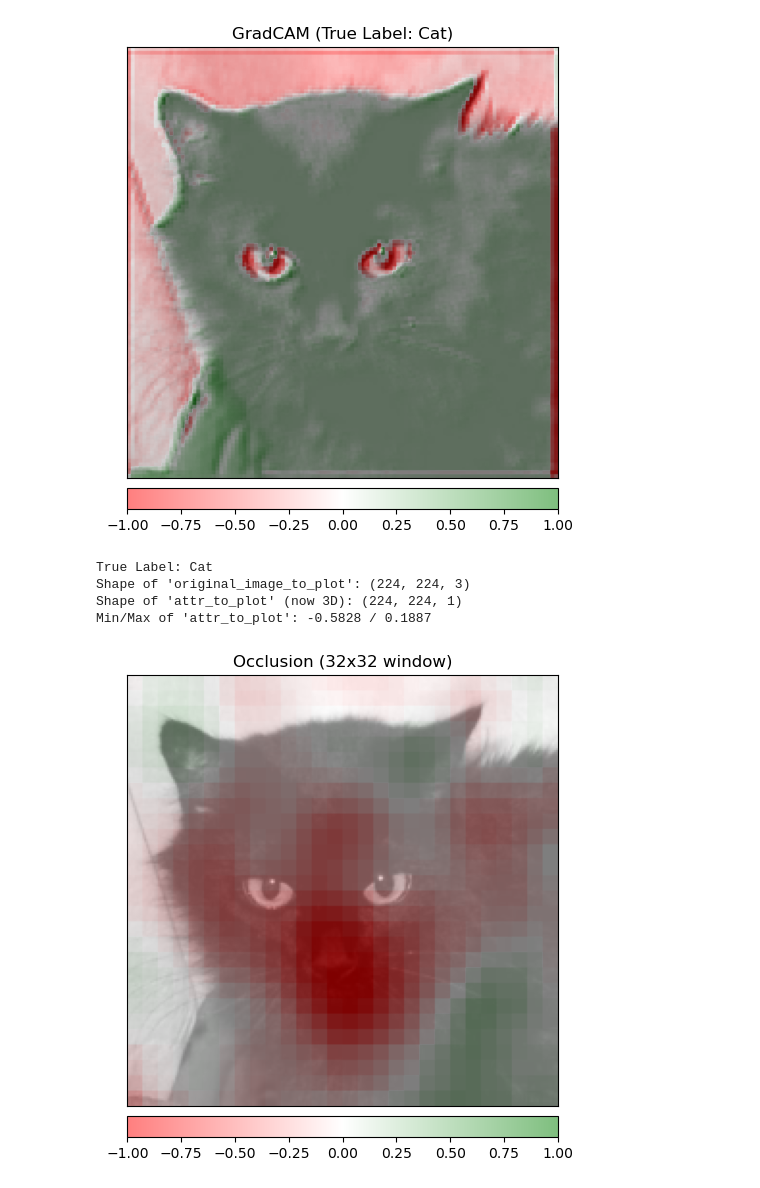
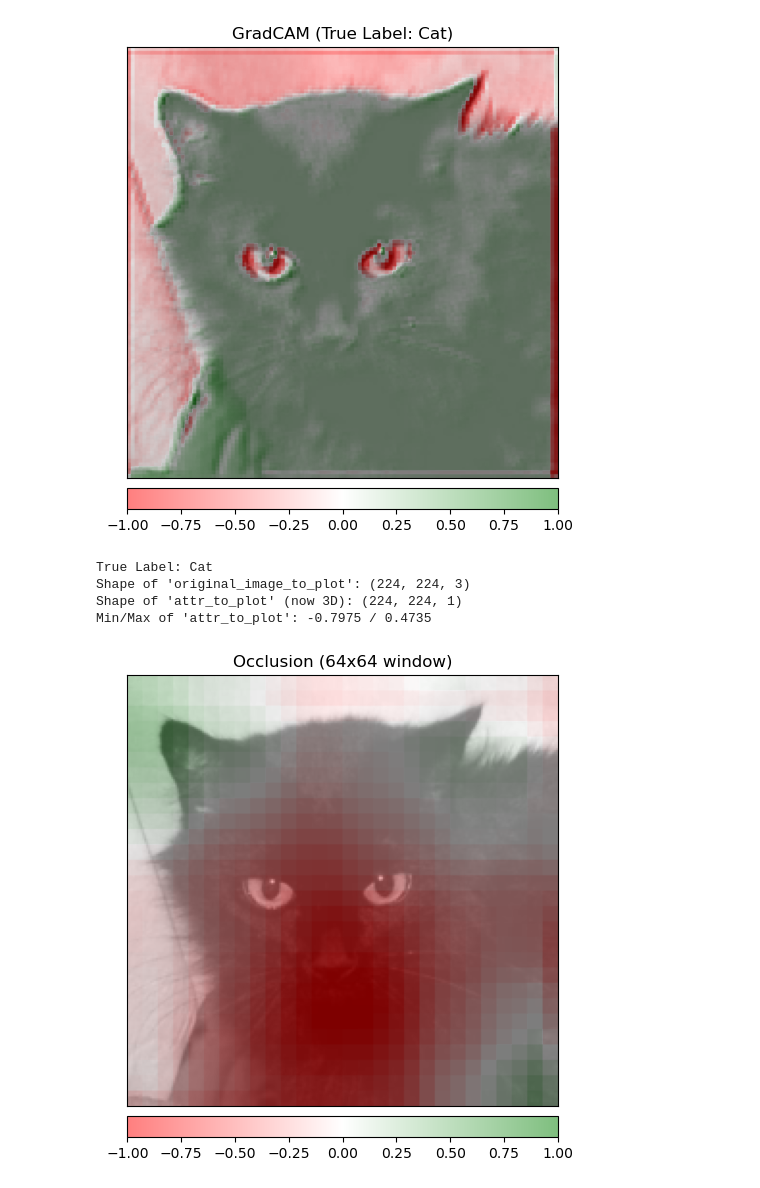
Before and after one commit to Masterslayer7/IntroToAI, a Jupyter notebook: assignments/assignment-2/02-assignment_Part-2.ipynb, the cells around one changed output. Saved outputs shown, nothing was run; the diff lists cells and outputs as text; code cells hidden in the pictures.

```diff
--- a/assignments/assignment-2/02-assignment_Part-2.ipynb
+++ b/assignments/assignment-2/02-assignment_Part-2.ipynb
@@ -147,7 +147,7 @@ device = torch.device("cuda" if torch.cuda.is_available() else "cpu")
 model = SimpleCNN().to(device)
 
 # Load saved weights
-model.load_state_dict(torch.load("best_model.pth"))
+model.load_state_dict(torch.load("best_model_72.pth"))
 
 model.eval()
 # %% [output]
@@ -247,46 +247,48 @@ original_image_to_plot = np.clip(unnormalized_image, 0, 1)
 oc = Occlusion(model)
 
 # Define your "mask" (e.g., a 32x32 pixel square)
-window_shape = (3, 32, 32)
+window_shape1 = (3, 16, 16)
+window_shape2 = (3, 32, 32)
+window_shape3 = (3, 64, 64)
 window_stride = (3, 8, 8)
 
 # Calculate the attribution (this is the small heatmap)
 # We use target=None just like in GradCAM
 attribution_occ = oc.attribute(
     img,
-    sliding_window_shapes = window_shape,
+    sliding_window_shapes = window_shape3,
     strides = window_stride,
     target = None
 )
 
 # Upsample the heatmap to match the image size (224x224)
 upsampled_occ = LayerAttribution.interpolate(attribution_occ, img.shape[2:])
 
 attr_C_H_W = upsampled_occ.squeeze().cpu().detach().numpy()
 
 # 2. Average the 3 channels into one: shape (224, 224)
 attr_mean_2d = np.mean(attr_C_H_W, axis=0)
 
 # 3. Add the fake channel for the plotter: shape (224, 224, 1)
 attr_to_plot_3d = np.expand_dims(attr_mean_2d, axis=-1)
 
 # --- 3. DEBUG ---
 print(f"Shape of 'original_image_to_plot': {original_image_to_plot.shape}")
 print(f"Shape of 'attr_to_plot' (now 3D): {attr_to_plot_3d.shape}")
 print(f"Min/Max of 'attr_to_plot': {attr_to_plot_3d.min():.4f} / {attr_to_plot_3d.max():.4f}")
 
 # --- 4. Visualize ---
 _ = viz.visualize_image_attr(
     attr = attr_to_plot_3d,
     original_image = original_image_to_plot,
     method = "blended_heat_map",
     sign = "all", # Show which parts hurt (red) or helped (green) the score
     show_colorbar = True,
-    title = f"Occlusion (32x32 window)"
+    title = f"Occlusion (64x64 window)"
 )
 # %% [output]
 True Label: Cat
 Shape of 'original_image_to_plot': (224, 224, 3)
 Shape of 'attr_to_plot' (now 3D): (224, 224, 1)
-Min/Max of 'attr_to_plot': -0.5828 / 0.1887
+Min/Max of 'attr_to_plot': -0.7975 / 0.4735
-[figure, old version]
+[figure, new version]
```
Also changed, not shown: parts of 2 cells of this notebook, 22 other files.
